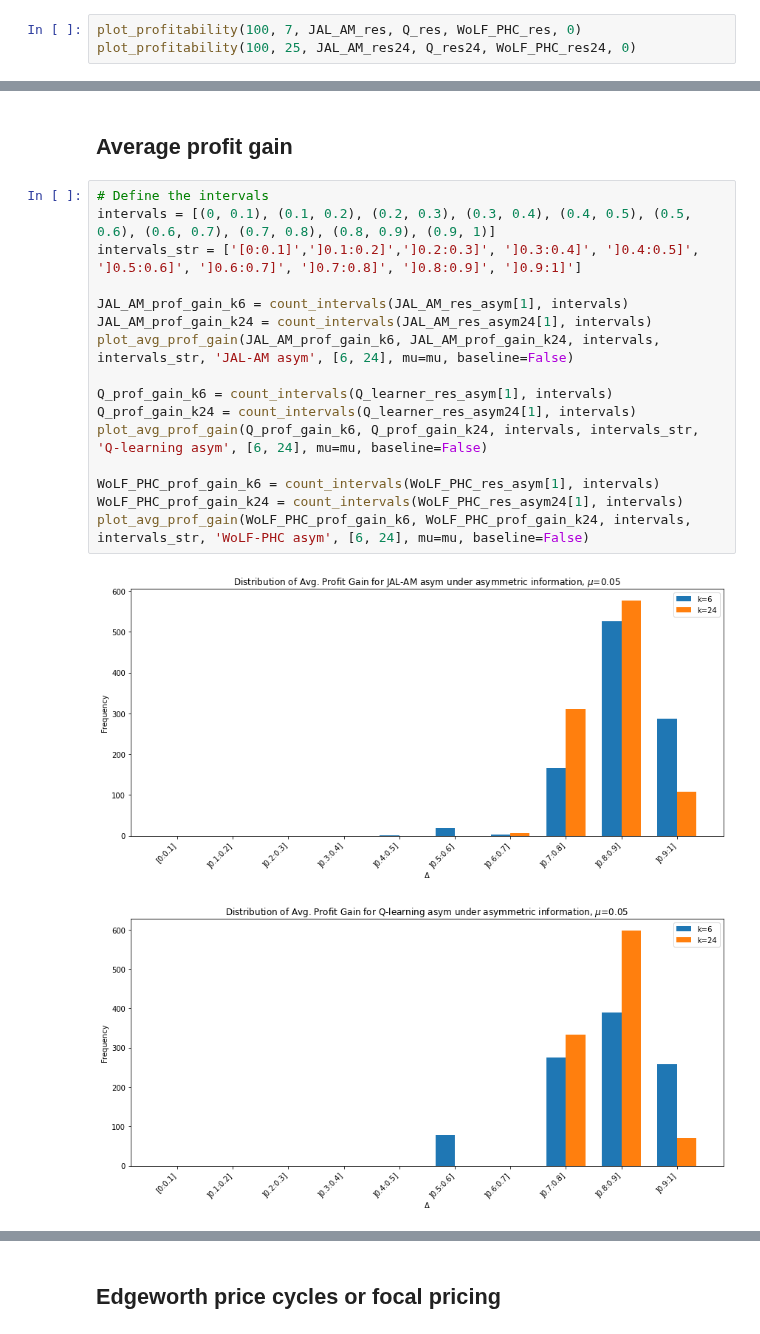
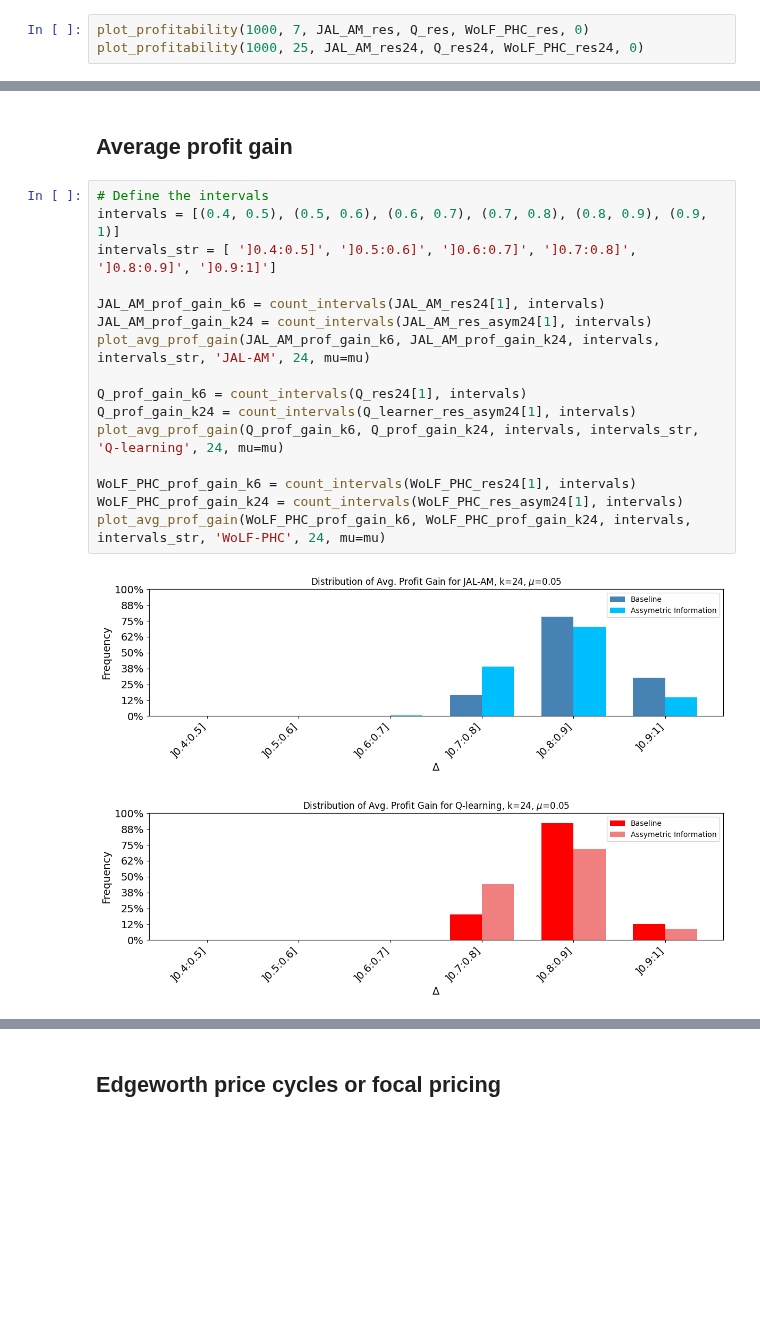
Before and after one commit to nicklasbusk/Bachelorprojekt, a Jupyter notebook: Code/graphs.ipynb, the cells around one changed output, grey strips where cells are left out. Cells and saved outputs as stored; diff of their text form; blank space fills up the shorter version.

```diff
--- a/Code/graphs.ipynb
+++ b/Code/graphs.ipynb
@@ -70,6 +71,6 @@ def plot_profitability(t, k, JAL_AM_res, Q_learner_res, WoLF_PHC_res, mu=0, base
         plt.savefig(f'Graphs/asym_prof_k{k}_mu{mu}.png')
     plt.show()
 # %%
-plot_profitability(100, 7, JAL_AM_res, Q_res, WoLF_PHC_res, 0)
-plot_profitability(100, 25, JAL_AM_res24, Q_res24, WoLF_PHC_res24, 0)
+plot_profitability(1000, 7, JAL_AM_res, Q_res, WoLF_PHC_res, 0)
+plot_profitability(1000, 25, JAL_AM_res24, Q_res24, WoLF_PHC_res24, 0)
 # %% [output]
@@ -237,20 +269,20 @@ plot_profitability(nn, len(k24), JAL_AM_res_asym24, Q_learner_res_asym24, WoLF_P
 ## Average profit gain
 # %%
 # Define the intervals
-intervals = [(0, 0.1), (0.1, 0.2), (0.2, 0.3), (0.3, 0.4), (0.4, 0.5), (0.5, 0.6), (0.6, 0.7), (0.7, 0.8), (0.8, 0.9), (0.9, 1)]
-intervals_str = ['[0:0.1]',']0.1:0.2]',']0.2:0.3]', ']0.3:0.4]', ']0.4:0.5]', ']0.5:0.6]', ']0.6:0.7]', ']0.7:0.8]', ']0.8:0.9]', ']0.9:1]']
+intervals = [(0.4, 0.5), (0.5, 0.6), (0.6, 0.7), (0.7, 0.8), (0.8, 0.9), (0.9, 1)]
+intervals_str = [ ']0.4:0.5]', ']0.5:0.6]', ']0.6:0.7]', ']0.7:0.8]', ']0.8:0.9]', ']0.9:1]']
 
-JAL_AM_prof_gain_k6 = count_intervals(JAL_AM_res_asym[1], intervals)
+JAL_AM_prof_gain_k6 = count_intervals(JAL_AM_res24[1], intervals)
 JAL_AM_prof_gain_k24 = count_intervals(JAL_AM_res_asym24[1], intervals)
-plot_avg_prof_gain(JAL_AM_prof_gain_k6, JAL_AM_prof_gain_k24, intervals, intervals_str, 'JAL-AM asym', [6, 24], mu=mu, baseline=False)
+plot_avg_prof_gain(JAL_AM_prof_gain_k6, JAL_AM_prof_gain_k24, intervals, intervals_str, 'JAL-AM', 24, mu=mu)
 
-Q_prof_gain_k6 = count_intervals(Q_learner_res_asym[1], intervals)
+Q_prof_gain_k6 = count_intervals(Q_res24[1], intervals)
 Q_prof_gain_k24 = count_intervals(Q_learner_res_asym24[1], intervals)
-plot_avg_prof_gain(Q_prof_gain_k6, Q_prof_gain_k24, intervals, intervals_str, 'Q-learning asym', [6, 24], mu=mu, baseline=False)
+plot_avg_prof_gain(Q_prof_gain_k6, Q_prof_gain_k24, intervals, intervals_str, 'Q-learning', 24, mu=mu)
 
-WoLF_PHC_prof_gain_k6 = count_intervals(WoLF_PHC_res_asym[1], intervals)
+WoLF_PHC_prof_gain_k6 = count_intervals(WoLF_PHC_res24[1], intervals)
 WoLF_PHC_prof_gain_k24 = count_intervals(WoLF_PHC_res_asym24[1], intervals)
-plot_avg_prof_gain(WoLF_PHC_prof_gain_k6, WoLF_PHC_prof_gain_k24, intervals, intervals_str, 'WoLF-PHC asym', [6, 24], mu=mu, baseline=False)
+plot_avg_prof_gain(WoLF_PHC_prof_gain_k6, WoLF_PHC_prof_gain_k24, intervals, intervals_str, 'WoLF-PHC', 24, mu=mu)
 # %% [output]
-[figure, old version]
+[figure, new version]
-[figure, old version]
+[figure, new version]
```
Also changed, not shown: parts of 15 cells of this notebook, 32 other files.
